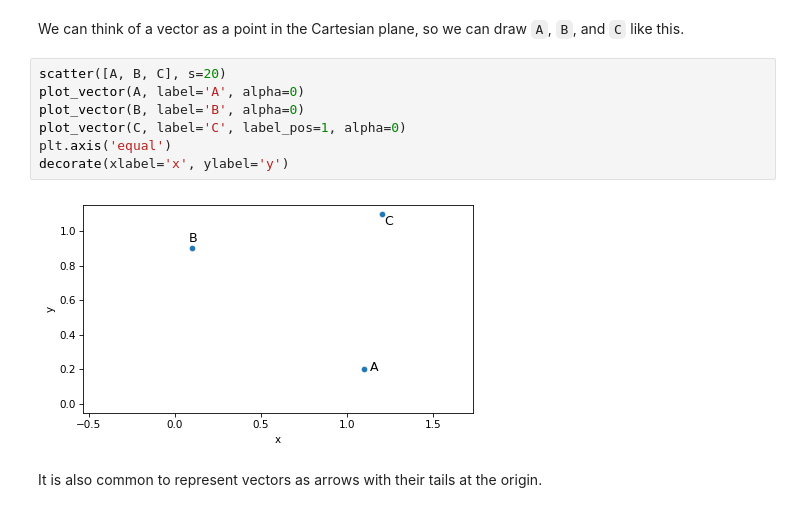
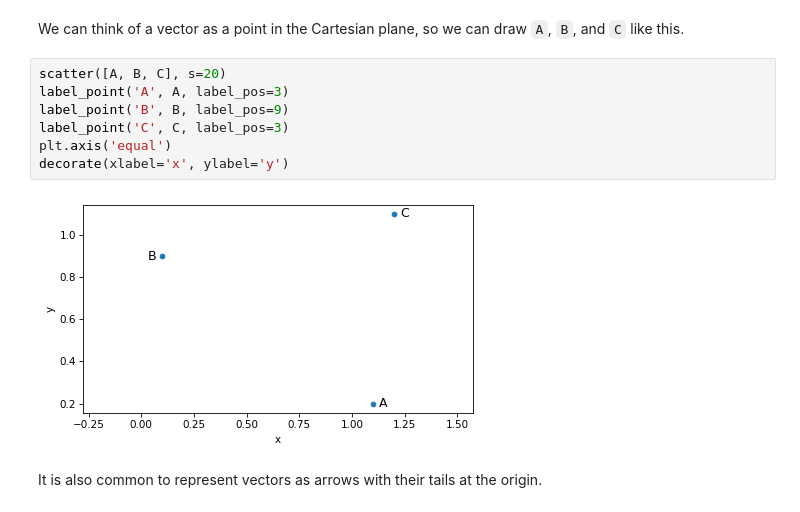
Before and after one commit to AllenDowney/ThinkLinearAlgebra, a Jupyter notebook: _sources/track.ipynb, the cells around one changed output. Drawn from its saved outputs; the diff is of its cells as text.

```diff
--- a/_sources/track.ipynb
+++ b/_sources/track.ipynb
@@ -63,13 +63,13 @@ array([1.2, 1.1])
 We can think of a vector as a point in the Cartesian plane, so we can draw `A`, `B`, and `C` like this.
 # %%
 scatter([A, B, C], s=20)
-plot_vector(A, label='A', alpha=0)
-plot_vector(B, label='B', alpha=0)
-plot_vector(C, label='C', label_pos=1, alpha=0)
+label_point('A', A, label_pos=3)
+label_point('B', B, label_pos=9)
+label_point('C', C, label_pos=3)
 plt.axis('equal')
 decorate(xlabel='x', ylabel='y')
 # %% [output]
-[figure, old version]
+[figure, new version]
 # %% [markdown]
 It is also common to represent vectors as arrows with their tails at the origin.
 # %%
```
Also changed, not shown: parts of 9 cells of this notebook, 4 other files.
